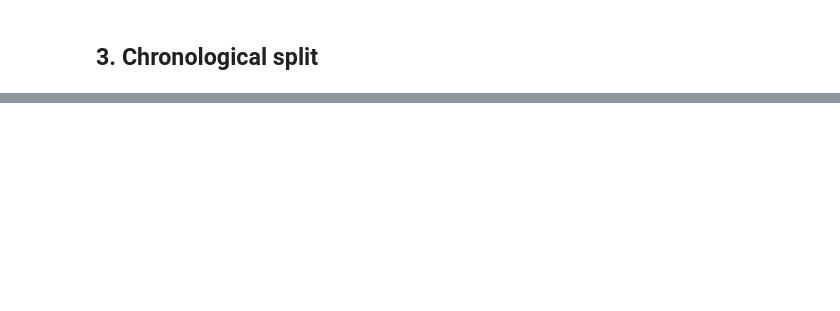
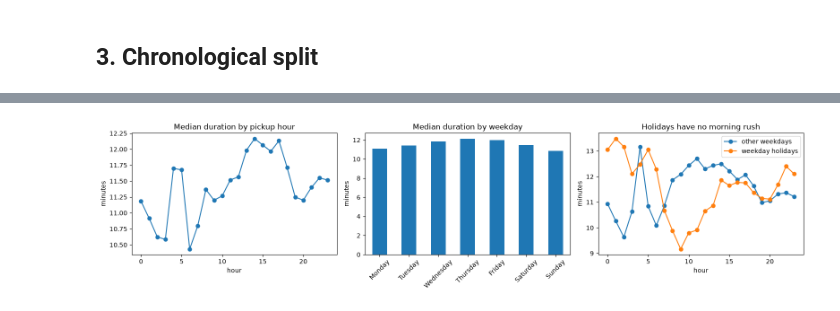
Before and after one commit to HassanHijaze/mle-model-deployment-project, a Jupyter notebook: notebooks/exploration.ipynb, the cells around one changed output, grey strips where cells are left out. Cells and saved outputs as stored; diff of their text form; code cells hidden in the pictures; blank space fills up the shorter version.

```diff
--- a/notebooks/exploration.ipynb
+++ b/notebooks/exploration.ipynb
@@ -202,7 +217,20 @@ print(f"Clean trips kept:          {len(jan):>10,}  ({len(jan) / len(raw):.1%})"
 ## 3. Chronological split
 # %%
 tr, va, te = split_by_time(jan)
-split = pd.Series(np.select([tr, va], ["train", "validation"], "test"), index=jan.index)
 
-pd.DataFrame({name: {"pickup dates": ev.describe_period(jan[mask]), "share": f"{mask.mean():.1%}"}
-              for name, mask in [("train", tr), ("validation", va), ("test", te)]}).T
+split = pd.Series(
+    np.select([tr, va], ["train", "validation"], "test"),
+    index=jan.index
+)
+
+pd.DataFrame({
+    name: {
+        "pickup dates": ev.describe_period(jan[mask]),
+        "share": f"{mask.mean():.1%}"
+    }
+    for name, mask in [
+        ("train", tr),
+        ("validation", va),
+        ("test", te)
+    ]
+}).T
@@ -286,0 +300,31 @@ Next step: `uv run nyc-taxi all` trains, compares and registers the models.
+# %%
+train_trips = jan.loc[tr]
+pickup_tr = train_trips["tpep_pickup_datetime"]
+is_holiday = pickup_tr.dt.date.isin(holiday_dates)
+is_weekday = pickup_tr.dt.day_of_week < 5
+
+fig, axes = plt.subplots(1, 3, figsize=(16, 4))
+
+# 1. Median duration by pickup hour
+by_hour.plot(ax=axes[0], marker="o")
+axes[0].set(title="Median duration by pickup hour", xlabel="hour", ylabel="minutes")
+
+# 2. Median duration by weekday
+by_weekday.plot.bar(ax=axes[1], color="tab:blue")
+axes[1].set(title="Median duration by weekday", xlabel="", ylabel="minutes")
+axes[1].tick_params(axis="x", rotation=45)
+
+# 3. Weekday holidays vs other weekdays, by hour
+for label, mask, color in [("other weekdays", is_weekday & ~is_holiday, "tab:blue"),
+                           ("weekday holidays", is_weekday & is_holiday, "tab:orange")]:
+    (train_trips.loc[mask].groupby(pickup_tr[mask].dt.hour)["duration"].median()
+     .plot(ax=axes[2], marker="o", label=label, color=color))
+axes[2].set(title="Holidays have no morning rush", xlabel="hour", ylabel="minutes")
+axes[2].legend()
+
+plt.tight_layout()
+plt.show()
+
+del train_trips, pickup_tr, is_holiday, is_weekday  # free memory
+# %% [output]
+[figure, added]
```
Also changed, not shown: parts of 38 cells of this notebook, 18 other files.
